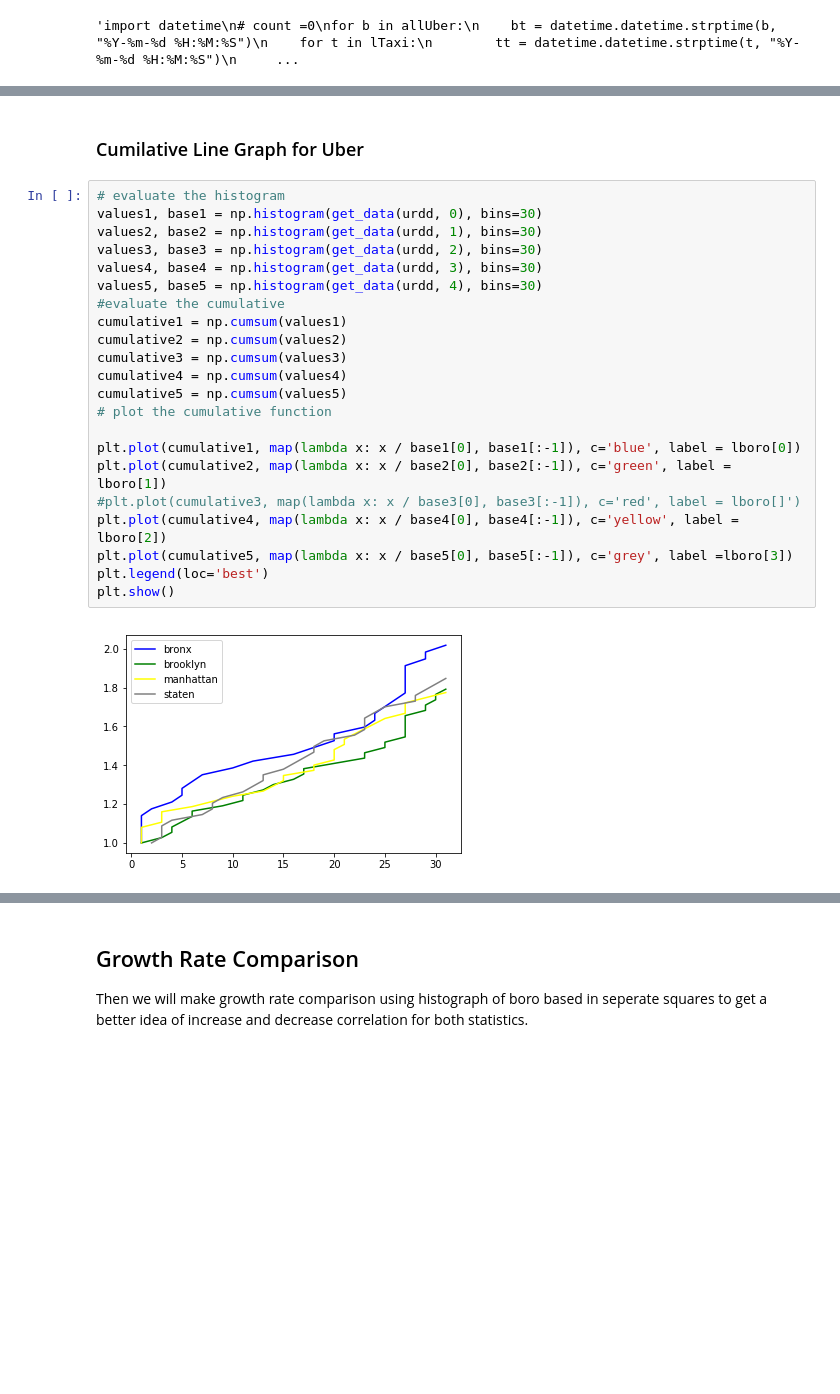
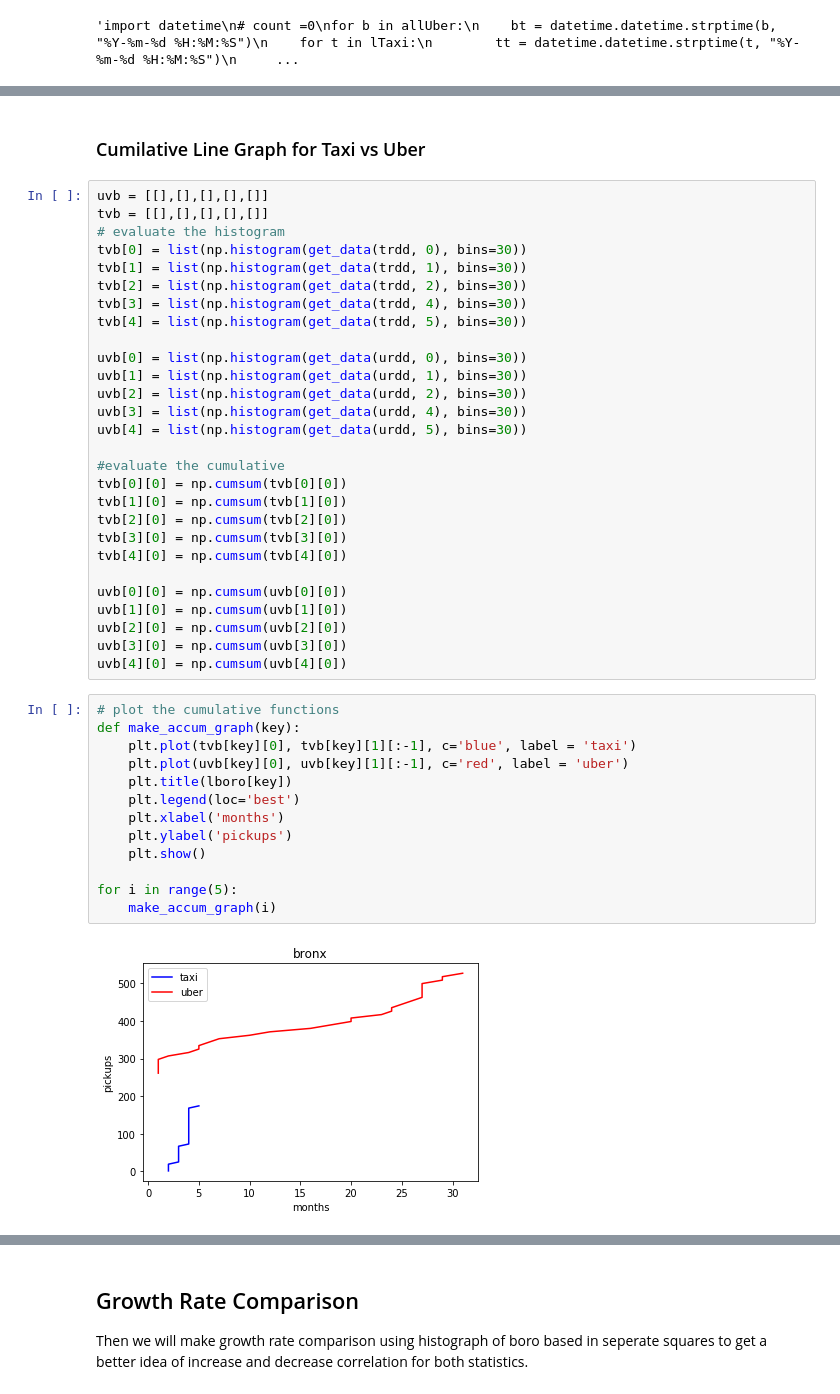
Before and after one commit to eunik/taxi_vs_uber, a Jupyter notebook: taxi_vs_uber.ipynb, the cells around one changed output, grey strips where cells are left out. Drawn from its saved outputs; the diff is of its cells as text; blank space fills up the shorter version.

```diff
--- a/taxi_vs_uber.ipynb
+++ b/taxi_vs_uber.ipynb
@@ -127,26 +152,45 @@ print(count)'''
 # %% [markdown]
-### Cumilative Line Graph for Uber
+### Cumilative Line Graph for Taxi vs Uber
-# %%
-# evaluate the histogram
-values1, base1 = np.histogram(get_data(urdd, 0), bins=30)
-values2, base2 = np.histogram(get_data(urdd, 1), bins=30)
-values3, base3 = np.histogram(get_data(urdd, 2), bins=30)
-values4, base4 = np.histogram(get_data(urdd, 3), bins=30)
-values5, base5 = np.histogram(get_data(urdd, 4), bins=30)
-#evaluate the cumulative
-cumulative1 = np.cumsum(values1)
-cumulative2 = np.cumsum(values2)
-cumulative3 = np.cumsum(values3)
-cumulative4 = np.cumsum(values4)
-cumulative5 = np.cumsum(values5)
-# plot the cumulative function
-
-plt.plot(cumulative1, map(lambda x: x / base1[0], base1[:-1]), c='blue', label = lboro[0])
-plt.plot(cumulative2, map(lambda x: x / base2[0], base2[:-1]), c='green', label = lboro[1])
-#plt.plot(cumulative3, map(lambda x: x / base3[0], base3[:-1]), c='red', label = lboro[]')
-plt.plot(cumulative4, map(lambda x: x / base4[0], base4[:-1]), c='yellow', label = lboro[2])
-plt.plot(cumulative5, map(lambda x: x / base5[0], base5[:-1]), c='grey', label =lboro[3])
-plt.legend(loc='best')
-plt.show()
-# %% [output]
-[figure, removed]
+# %%
+uvb = [[],[],[],[],[]]
+tvb = [[],[],[],[],[]]
+# evaluate the histogram
+tvb[0] = list(np.histogram(get_data(trdd, 0), bins=30))
+tvb[1] = list(np.histogram(get_data(trdd, 1), bins=30))
+tvb[2] = list(np.histogram(get_data(trdd, 2), bins=30))
+tvb[3] = list(np.histogram(get_data(trdd, 4), bins=30))
+tvb[4] = list(np.histogram(get_data(trdd, 5), bins=30))
+
+uvb[0] = list(np.histogram(get_data(urdd, 0), bins=30))
+uvb[1] = list(np.histogram(get_data(urdd, 1), bins=30))
+uvb[2] = list(np.histogram(get_data(urdd, 2), bins=30))
+uvb[3] = list(np.histogram(get_data(urdd, 4), bins=30))
+uvb[4] = list(np.histogram(get_data(urdd, 5), bins=30))
+
+#evaluate the cumulative
+tvb[0][0] = np.cumsum(tvb[0][0])
+tvb[1][0] = np.cumsum(tvb[1][0])
+tvb[2][0] = np.cumsum(tvb[2][0])
+tvb[3][0] = np.cumsum(tvb[3][0])
+tvb[4][0] = np.cumsum(tvb[4][0])
+
+uvb[0][0] = np.cumsum(uvb[0][0])
+uvb[1][0] = np.cumsum(uvb[1][0])
+uvb[2][0] = np.cumsum(uvb[2][0])
+uvb[3][0] = np.cumsum(uvb[3][0])
+uvb[4][0] = np.cumsum(uvb[4][0])
+# %%
+# plot the cumulative functions
+def make_accum_graph(key):
+    plt.plot(tvb[key][0], tvb[key][1][:-1], c='blue', label = 'taxi')
+    plt.plot(uvb[key][0], uvb[key][1][:-1], c='red', label = 'uber')
+    plt.title(lboro[key])
+    plt.legend(loc='best')
+    plt.xlabel('months')
+    plt.ylabel('pickups')
+    plt.show()
+
+for i in range(5):
+    make_accum_graph(i)
+# %% [output]
+[figure, added]
```
Also changed, not shown: parts of 8 cells of this notebook.
